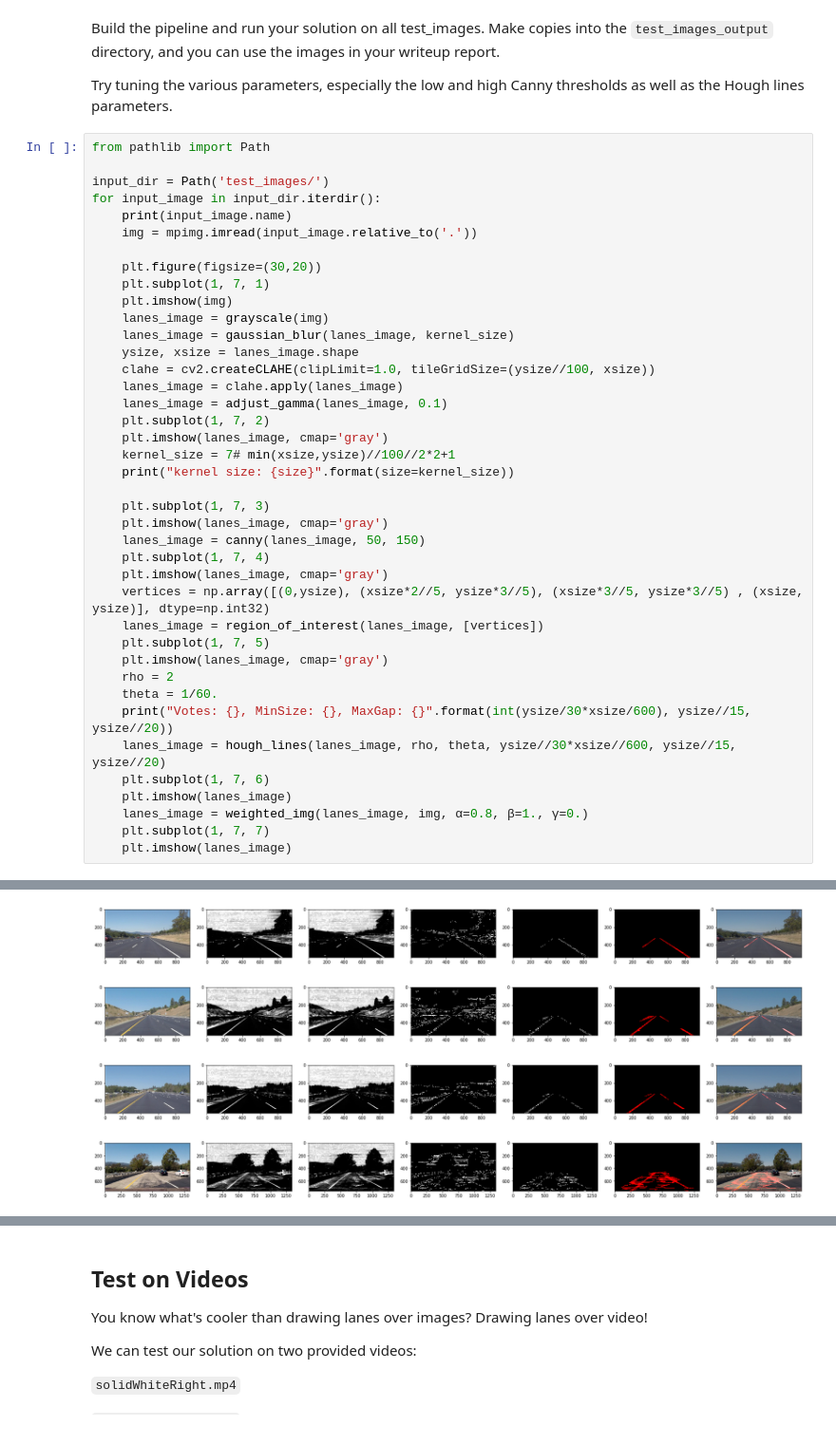
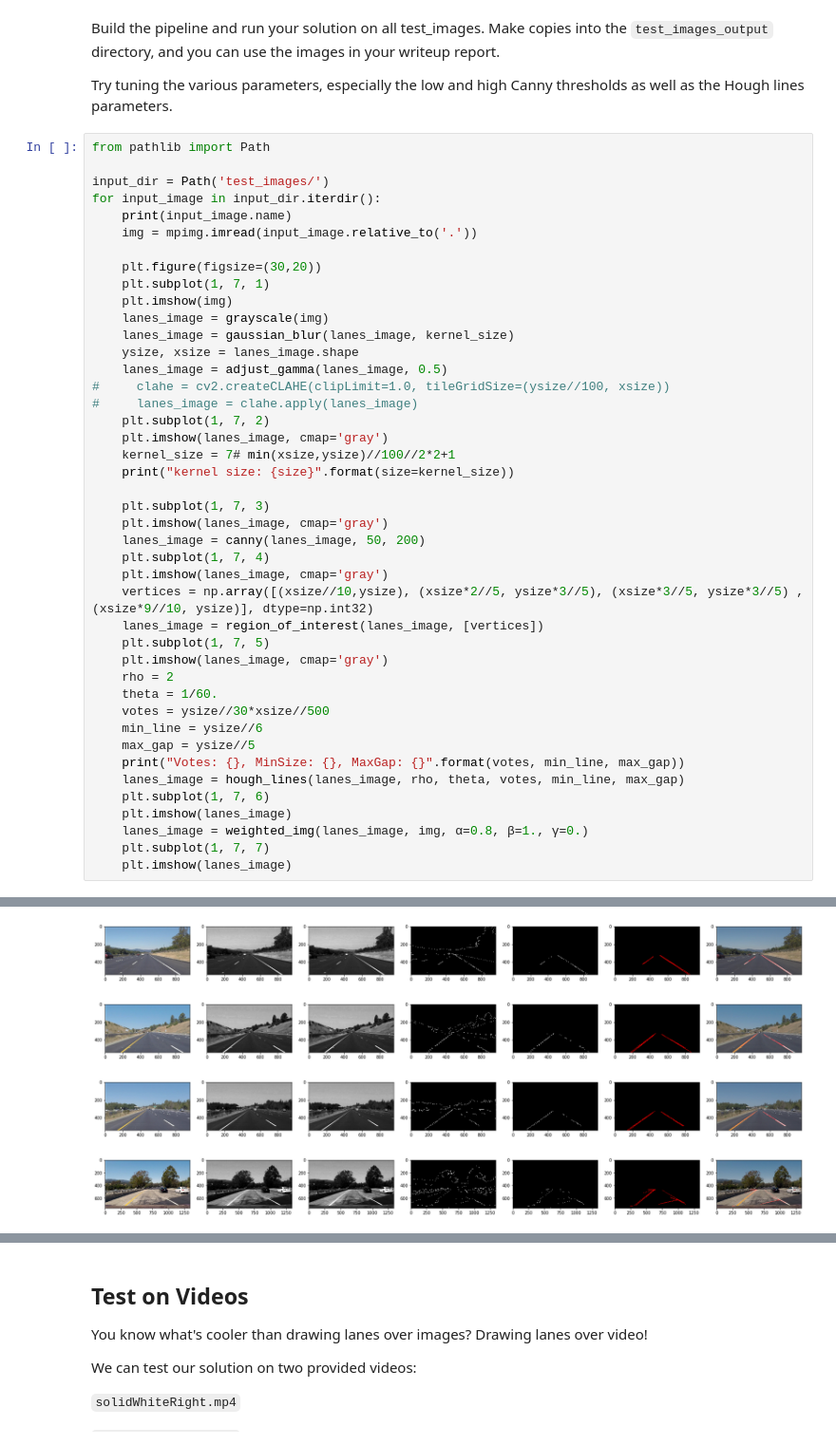
Before and after one commit to elael/ClassicFindingLaneLines, a Jupyter notebook: P1.ipynb, the cells around one changed output, grey strips where cells are left out. Shown at 95% size. Saved outputs shown, nothing was run; the diff lists cells and outputs as text.

Commit message:
improve gamma paramterers

```diff
--- a/P1.ipynb
+++ b/P1.ipynb
@@ -249,9 +249,9 @@ for input_image in input_dir.iterdir():
     lanes_image = grayscale(img)
     lanes_image = gaussian_blur(lanes_image, kernel_size)
     ysize, xsize = lanes_image.shape
-    clahe = cv2.createCLAHE(clipLimit=1.0, tileGridSize=(ysize//100, xsize))
-    lanes_image = clahe.apply(lanes_image)
-    lanes_image = adjust_gamma(lanes_image, 0.1)
+    lanes_image = adjust_gamma(lanes_image, 0.5)
+#     clahe = cv2.createCLAHE(clipLimit=1.0, tileGridSize=(ysize//100, xsize))
+#     lanes_image = clahe.apply(lanes_image)
     plt.subplot(1, 7, 2)
     plt.imshow(lanes_image, cmap='gray')
     kernel_size = 7# min(xsize,ysize)//100//2*2+1
@@ -259,17 +259,20 @@ for input_image in input_dir.iterdir():
 
     plt.subplot(1, 7, 3)
     plt.imshow(lanes_image, cmap='gray')
-    lanes_image = canny(lanes_image, 50, 150)
+    lanes_image = canny(lanes_image, 50, 200)
     plt.subplot(1, 7, 4)
     plt.imshow(lanes_image, cmap='gray')
-    vertices = np.array([(0,ysize), (xsize*2//5, ysize*3//5), (xsize*3//5, ysize*3//5) , (xsize, ysize)], dtype=np.int32)
+    vertices = np.array([(xsize//10,ysize), (xsize*2//5, ysize*3//5), (xsize*3//5, ysize*3//5) , (xsize*9//10, ysize)], dtype=np.int32)
     lanes_image = region_of_interest(lanes_image, [vertices])
     plt.subplot(1, 7, 5)
     plt.imshow(lanes_image, cmap='gray')
     rho = 2
     theta = 1/60.
-    print("Votes: {}, MinSize: {}, MaxGap: {}".format(int(ysize/30*xsize/600), ysize//15, ysize//20))
-    lanes_image = hough_lines(lanes_image, rho, theta, ysize//30*xsize//600, ysize//15, ysize//20)
+    votes = ysize//30*xsize//500
+    min_line = ysize//6
+    max_gap = ysize//5
+    print("Votes: {}, MinSize: {}, MaxGap: {}".format(votes, min_line, max_gap))
+    lanes_image = hough_lines(lanes_image, rho, theta, votes, min_line, max_gap)
     plt.subplot(1, 7, 6)
     plt.imshow(lanes_image)
     lanes_image = weighted_img(lanes_image, img, α=0.8, β=1., γ=0.)
@@ -296,4 +299,4 @@ Votes: 28, MinSize: 36, MaxGap: 27
-[figure, old version]
+[figure, new version]
-[figure, old version]
+[figure, new version]
-[figure, old version]
+[figure, new version]
-[figure, old version]
+[figure, new version]
```
Also changed, not shown: parts of 1 cell of this notebook, 1 other file.
